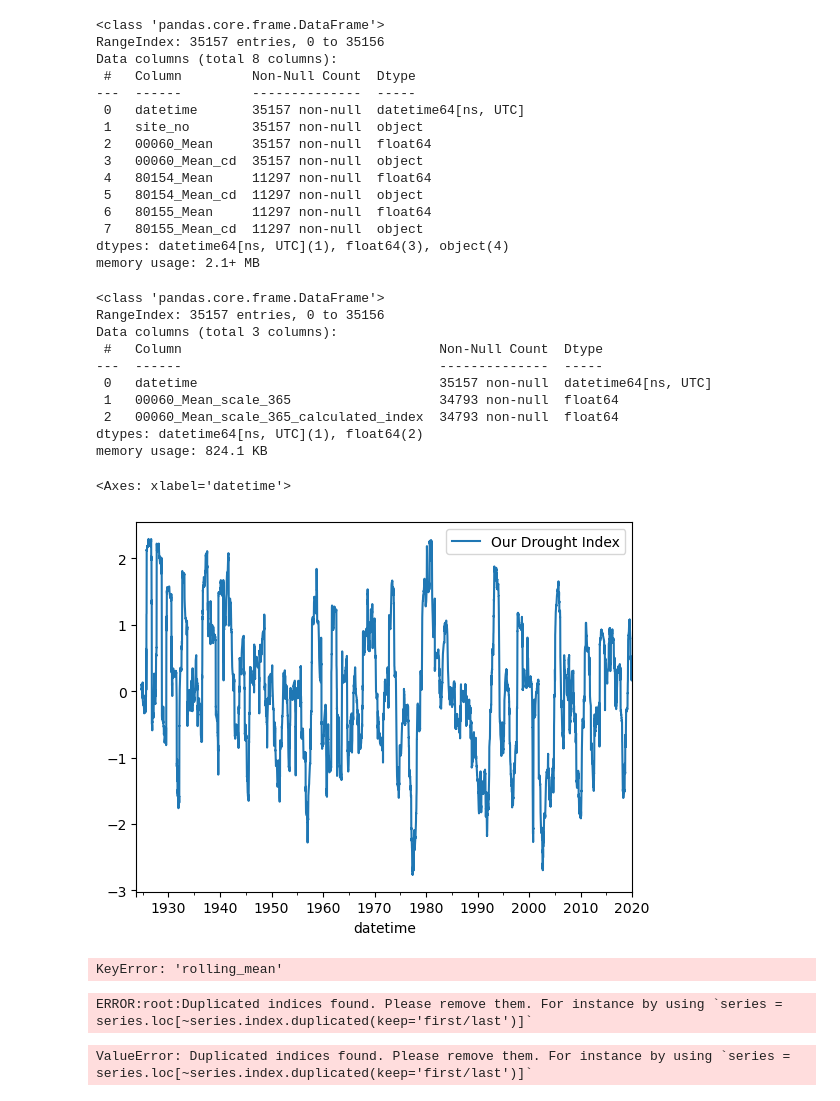
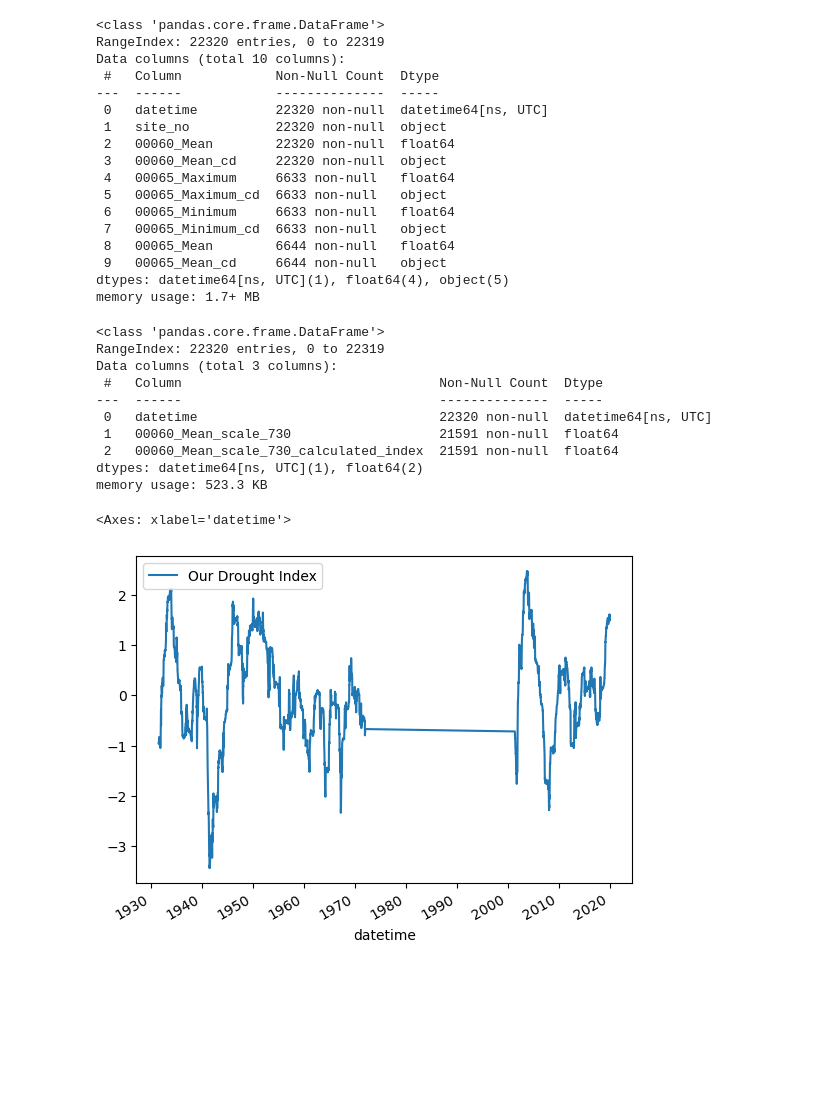
Before and after one commit to westb2/drought_simulations, a Jupyter notebook: stream_gage_drought_calculations.ipynb, the cells around one changed output. Saved outputs shown, nothing was run; the diff lists cells and outputs as text; code cells hidden in the pictures; blank space fills up the shorter version.

```diff
--- a/stream_gage_drought_calculations.ipynb
+++ b/stream_gage_drought_calculations.ipynb
@@ -14,8 +15,9 @@ import matplotlib.pyplot as plt
 import dataretrieval.nwis as nwis
 
 # specify the USGS site code for which we want data.
-# We chose the Lees Ferry
-site = '09382000'
+
+site = config.CURRENT_REFERENCE_GAGE
+site = "12043300"
 
 
 # get daily values (dv)
@@ -31,3 +51,6 @@ discharge_timeseries = data["00060_Mean"]
+# %%
+streamflow = "00060_Mean"
+discharge_timeseries = data[streamflow]
 # %%
 discharge_timeseries.plot.line()
 # %% [output]
@@ -38,27 +61,29 @@ spi_calculator = SPI_Calculator()
 data.info()
 # %% [output]
 <class 'pandas.core.frame.DataFrame'>
-RangeIndex: 35157 entries, 0 to 35156
-Data columns (total 8 columns):
- #   Column         Non-Null Count  Dtype
----  ------         --------------  -----
- 0   datetime       35157 non-null  datetime64[ns, UTC]
- 1   site_no        35157 non-null  object
- 2   00060_Mean     35157 non-null  float64
- 3   00060_Mean_cd  35157 non-null  object
- 4   80154_Mean     11297 non-null  float64
- 5   80154_Mean_cd  11297 non-null  object
- 6   80155_Mean     11297 non-null  float64
- 7   80155_Mean_cd  11297 non-null  object
-dtypes: datetime64[ns, UTC](1), float64(3), object(4)
-memory usage: 2.1+ MB
+RangeIndex: 22320 entries, 0 to 22319
+Data columns (total 10 columns):
+ #   Column            Non-Null Count  Dtype
+---  ------            --------------  -----
+ 0   datetime          22320 non-null  datetime64[ns, UTC]
+ 1   site_no           22320 non-null  object
+ 2   00060_Mean        22320 non-null  float64
+ 3   00060_Mean_cd     22320 non-null  object
+ 4   00065_Maximum     6633 non-null   float64
+ 5   00065_Maximum_cd  6633 non-null   object
+ 6   00065_Minimum     6633 non-null   float64
+ 7   00065_Minimum_cd  6633 non-null   object
+ 8   00065_Mean        6644 non-null   float64
+ 9   00065_Mean_cd     6644 non-null   object
+dtypes: datetime64[ns, UTC](1), float64(4), object(5)
+memory usage: 1.7+ MB
 # %%
-ACCUMULATION_WINDOW_IN_DAYS = 365
+ACCUMULATION_WINDOW_IN_DAYS = 365*2
 # DROUGHT_LENGTH = 365*20
 spi = spi_calculator.calculate(
     data,
     'datetime',
-    '00060_Mean',
+    streamflow,
     freq="D",
     scale=ACCUMULATION_WINDOW_IN_DAYS,
     fit_type="lmom",
@@ -67,21 +92,21 @@ spi = spi_calculator.calculate(
 spi.info()
 # %% [output]
 <class 'pandas.core.frame.DataFrame'>
-RangeIndex: 35157 entries, 0 to 35156
+RangeIndex: 22320 entries, 0 to 22319
 Data columns (total 3 columns):
  #   Column                                 Non-Null Count  Dtype
 ---  ------                                 --------------  -----
- 0   datetime                               35157 non-null  datetime64[ns, UTC]
- 1   00060_Mean_scale_365                   34793 non-null  float64
- 2   00060_Mean_scale_365_calculated_index  34793 non-null  float64
+ 0   datetime                               22320 non-null  datetime64[ns, UTC]
+ 1   00060_Mean_scale_730                   21591 non-null  float64
+ 2   00060_Mean_scale_730_calculated_index  21591 non-null  float64
 dtypes: datetime64[ns, UTC](1), float64(2)
-memory usage: 824.1 KB
+memory usage: 523.3 KB
 # %%
-spi = spi.rename(columns = {f"00060_Mean_scale_{ACCUMULATION_WINDOW_IN_DAYS}_calculated_index": "Our Drought Index"})
+spi = spi.rename(columns = {f"{streamflow}_scale_{ACCUMULATION_WINDOW_IN_DAYS}_calculated_index": "Our Drought Index"})
 spi.plot(x="datetime", y = f"Our Drought Index")
 # spi['rolling mean'] = spi['Our Drought Index'].rolling(DROUGHT_LENGTH, min_periods=1).apply(np.mean)
 # spi.plot(x="datetime", y = f"rolling mean")
 # %% [output]
 <Axes: xlabel='datetime'>
-[figure, old version]
+[figure, new version]
 # %%
@@ -92,9 +117,0 @@ data = data[data["day"] == 1]
-# %%
-spi["rolling_mean"].isnull().sum()
-# %% [output]
-KeyError: 'rolling_mean'
-# %%
-si.ssfi(data["00060_Mean"])
-# %% [output]
-ERROR:root:Duplicated indices found. Please remove them. For instance by using `series = series.loc[~series.index.duplicated(keep='first/last')]`
-ValueError: Duplicated indices found. Please remove them. For instance by using `series = series.loc[~series.index.duplicated(keep='first/last')]`
```
Also changed, not shown: parts of 8 cells of this notebook, 2 other files.
